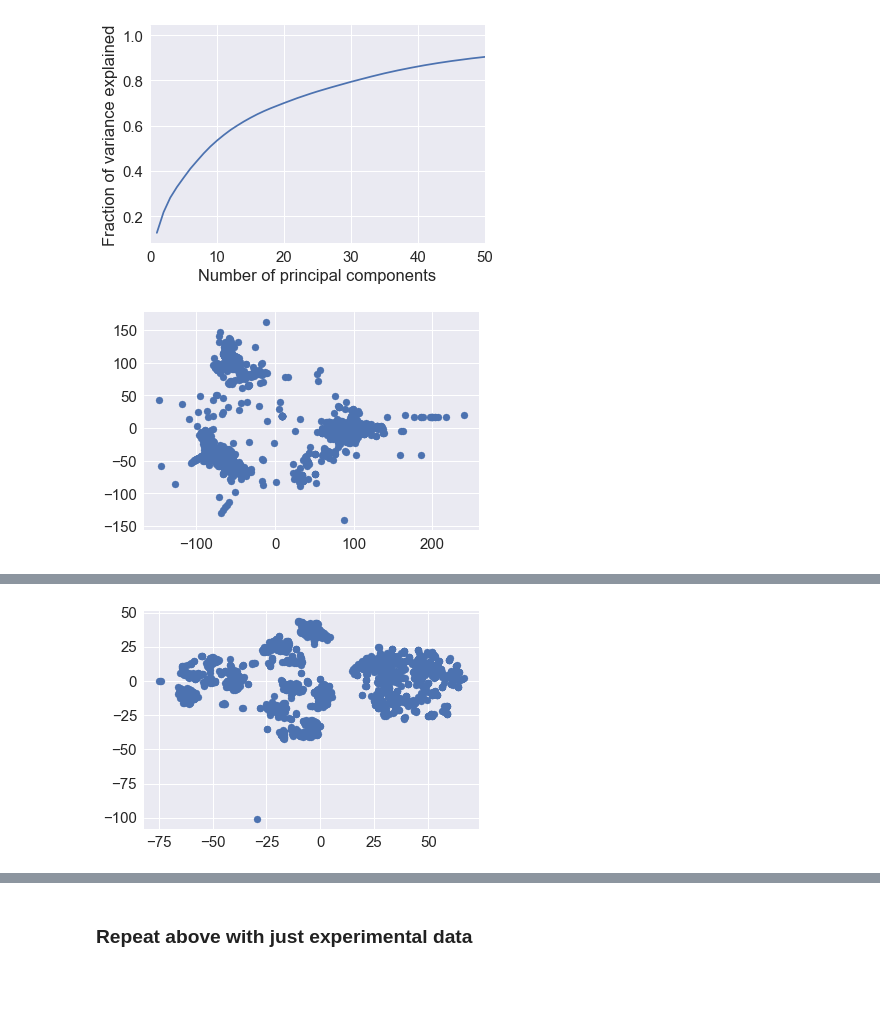
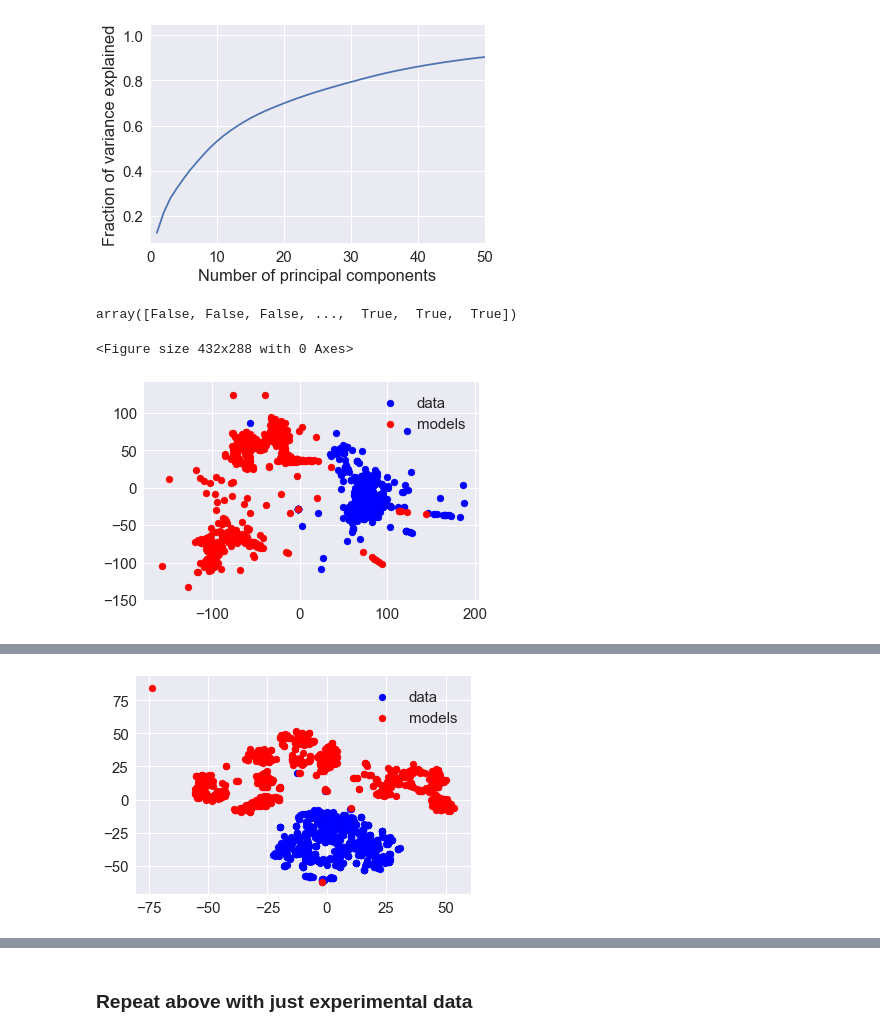
Before and after one commit to russelljjarvis/AllenDruckmannData, a Jupyter notebook: seperate_out_data_models.ipynb, the cells around one changed output, grey strips where cells are left out. Saved outputs shown, nothing was run; the diff lists cells and outputs as text; code cells hidden in the pictures; blank space fills up the shorter version.

```diff
--- a/seperate_out_data_models.ipynb
+++ b/seperate_out_data_models.ipynb
@@ -39,7 +97,7 @@ def f(x):
 
 # Apply this function to each dataframe in order to convert all cells into floats.
 # Also call fillna() first to impute missing values with 0's.
-df = df_15x.fillna(0).applymap(f)
+df = df.fillna(0).applymap(f)
 #df_30x = df_30x.fillna(0).applymap(f)
 # %%
 # Join the dataframes horizonstally, so that all features coming from df_15x get a '_1.5x' suffix
@@ -112,18 +170,60 @@ transformed = pca.transform(df.values)
+# %%
+# THe transformed values, ordered from highest to lowest variance dimensions
+transformed = pca.transform(df.values)
+
+
+#model_idx = [idx for idx in enumerate(df.index.values) if type(idx)==str]
+'''
+#label_model_no_trans_df
+model_no_trans_df.index.name = 'Cell_ID'
+model_df = model_no_trans_df.copy()
+model_df.index.name = 'Cell_ID'
+'''
+# make experiment dataframe
+experiment_idx = [idx for idx in df.index.values if type(idx)==int]
+model_no_trans_df = df[~df.index.isin(experiment_idx)]
+experiment_idx_labels = [(i,idx) for i,idx in enumerate(df.index.values) if type(idx)==int]
+
+#model_df
+#df.labels
+model_no_trans_df
+experiment_idx_labels = [i[0] for i in experiment_idx_labels]
+experiment_idx_labels
+model_no_trans_df
+model_index_labels = ~df.index.isin(experiment_idx)
+
+model_index_labels
+# %% [output]
+array([False, False, False, ...,  True,  True,  True])
 # %%
 # Do an isomap embedding in 2 dimensions
 isomap = Isomap(n_components=2)
 isomap.fit(df.values)
-
+iso = isomap.embedding_.T
 # Plot that isomap embedding. Each is a model (or a cell, for data)
-plt.scatter(*isomap.embedding_.T);
+#plt.scatter(iso);
+plt.clf()
+fig = plt.figure()
+ax = plt.subplot(111)
+plt.scatter(iso[0,experiment_idx_labels],iso[1,experiment_idx_labels],c='blue',cmap='rainbow',label='data')
+plt.scatter(iso[0,model_index_labels],iso[1,model_index_labels],c='red',cmap='rainbow',label='models')
+legend = ax.legend()#handles, labels, loc="upper right", title="Sizes")
 # I don't love the isomap fit
 # %% [output]
+<Figure size 432x288 with 0 Axes>
-[figure, old version]
+[figure, new version]
 # %%
 # Do a TSNE embedding in two dimensions
 tsne = TSNE(n_components=2, perplexity=30)
-%time tsne.fit(df.values)
-
+tsne.fit(df.values)
+x = tsne.embedding_.T
+#np.shape(x)
+#print(experiment_idx)
 # Plot that TSNE embedding. Each is a model (or a cell, for data)
-plt.scatter(*tsne.embedding_.T);
+plt.clf()
+fig = plt.figure()
+ax = plt.subplot(111)
+plt.scatter(x[0,experiment_idx_labels],x[1,experiment_idx_labels],c='blue',cmap='rainbow',label='data')
+plt.scatter(x[0,model_index_labels],x[1,model_index_labels],c='red',cmap='rainbow',label='models')
+legend = ax.legend()#handles, labels, loc="upper right", title="Sizes")
 # %% [output]
@@ -132 +231 @@ Wall time: 12.1 s
-[figure, old version]
+[figure, new version]
```
Also changed, not shown: parts of 20 cells of this notebook.
